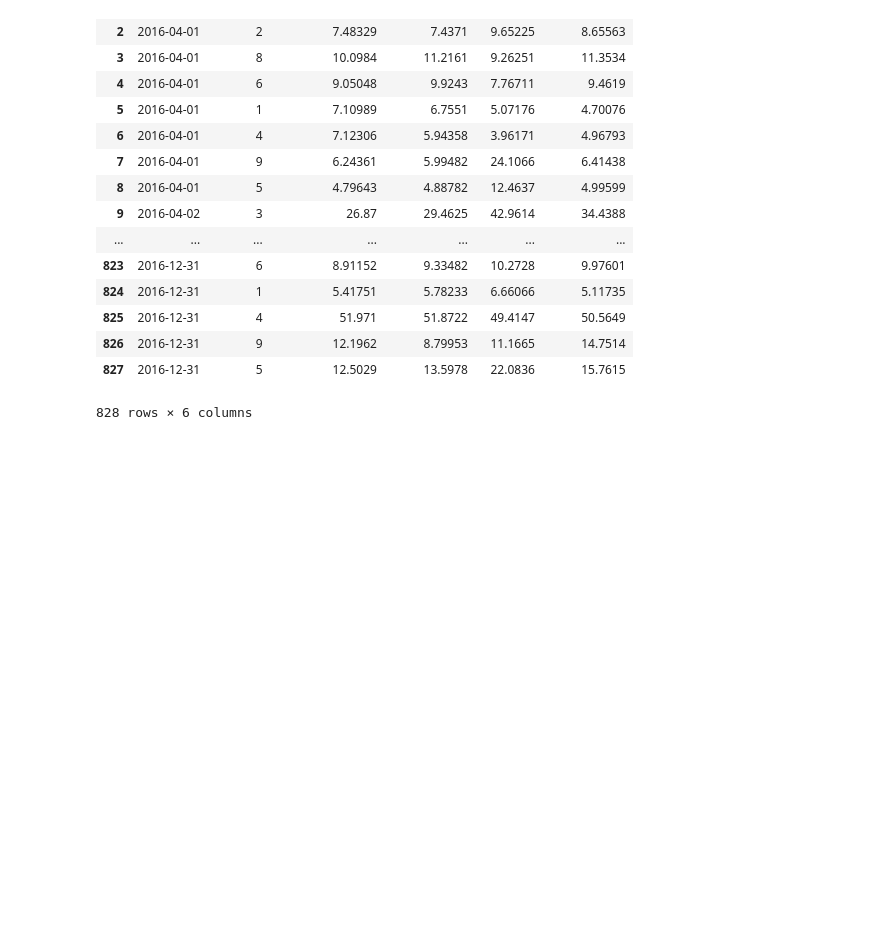
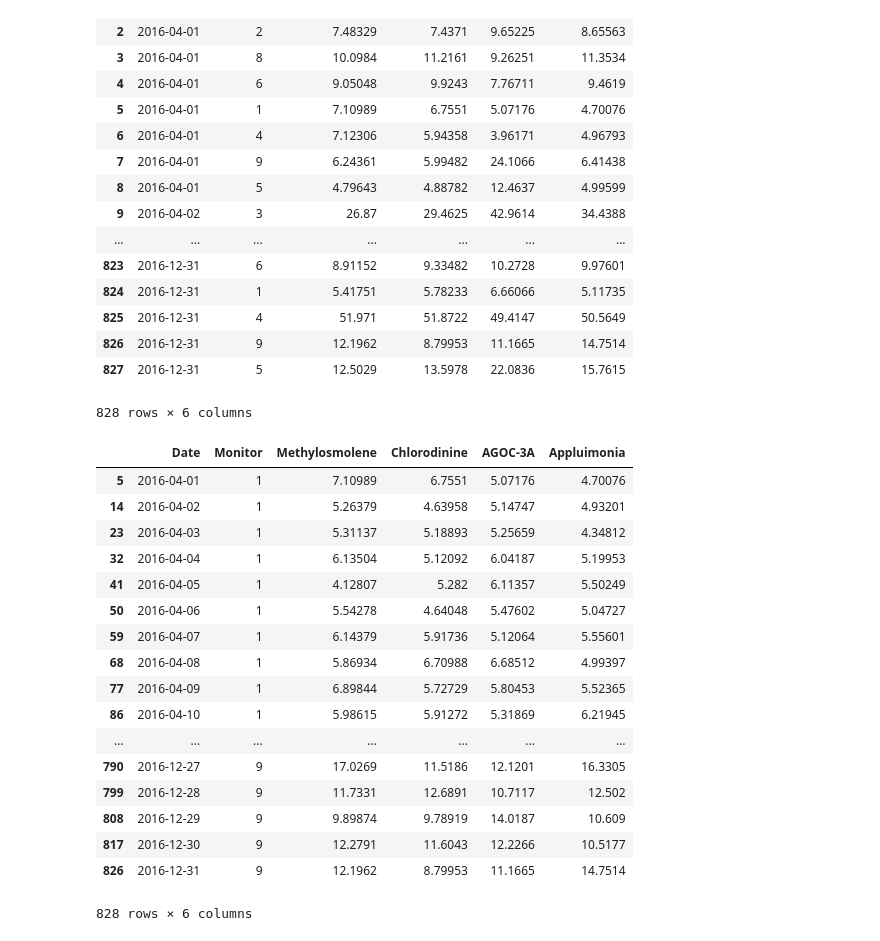
Before and after one commit to yijiang070435/midterm, a Jupyter notebook: Data pre-process.ipynb, the cells around one changed output. Cells and saved outputs as stored; diff of their text form; code cells hidden in the pictures; blank space fills up the shorter version.

```diff
--- a/Data pre-process.ipynb
+++ b/Data pre-process.ipynb
@@ -110,6 +110,26 @@ for i in range(0,len(chemical7.index)):
 | 827 | 2016-12-31 | 5 | 12.5029 | 13.5978 | 22.0836 | 15.7615 |
 828 rows × 6 columns
 # %%
-chemical7=chemical7.sort_values(['Monitor','Date'],)
+chemical7=chemical7.sort_values(['Monitor','Date'],ascending=True)
+chemical7
+# %% [output]
+|  | Date | Monitor | Methylosmolene | Chlorodinine | AGOC-3A | Appluimonia |
+| 5 | 2016-04-01 | 1 | 7.10989 | 6.7551 | 5.07176 | 4.70076 |
+| 14 | 2016-04-02 | 1 | 5.26379 | 4.63958 | 5.14747 | 4.93201 |
+| 23 | 2016-04-03 | 1 | 5.31137 | 5.18893 | 5.25659 | 4.34812 |
+| 32 | 2016-04-04 | 1 | 6.13504 | 5.12092 | 6.04187 | 5.19953 |
+| 41 | 2016-04-05 | 1 | 4.12807 | 5.282 | 6.11357 | 5.50249 |
+| 50 | 2016-04-06 | 1 | 5.54278 | 4.64048 | 5.47602 | 5.04727 |
+| 59 | 2016-04-07 | 1 | 6.14379 | 5.91736 | 5.12064 | 5.55601 |
+| 68 | 2016-04-08 | 1 | 5.86934 | 6.70988 | 6.68512 | 4.99397 |
+| 77 | 2016-04-09 | 1 | 6.89844 | 5.72729 | 5.80453 | 5.52365 |
+| 86 | 2016-04-10 | 1 | 5.98615 | 5.91272 | 5.31869 | 6.21945 |
+| ... | ... | ... | ... | ... | ... | ... |
+| 790 | 2016-12-27 | 9 | 17.0269 | 11.5186 | 12.1201 | 16.3305 |
+| 799 | 2016-12-28 | 9 | 11.7331 | 12.6891 | 10.7117 | 12.502 |
+| 808 | 2016-12-29 | 9 | 9.89874 | 9.78919 | 14.0187 | 10.609 |
+| 817 | 2016-12-30 | 9 | 12.2791 | 11.6043 | 12.2266 | 10.5177 |
+| 826 | 2016-12-31 | 9 | 12.1962 | 8.79953 | 11.1665 | 14.7514 |
+828 rows × 6 columns
 # %%
 chemical7.to_csv('chemical.csv',index=False)
```
